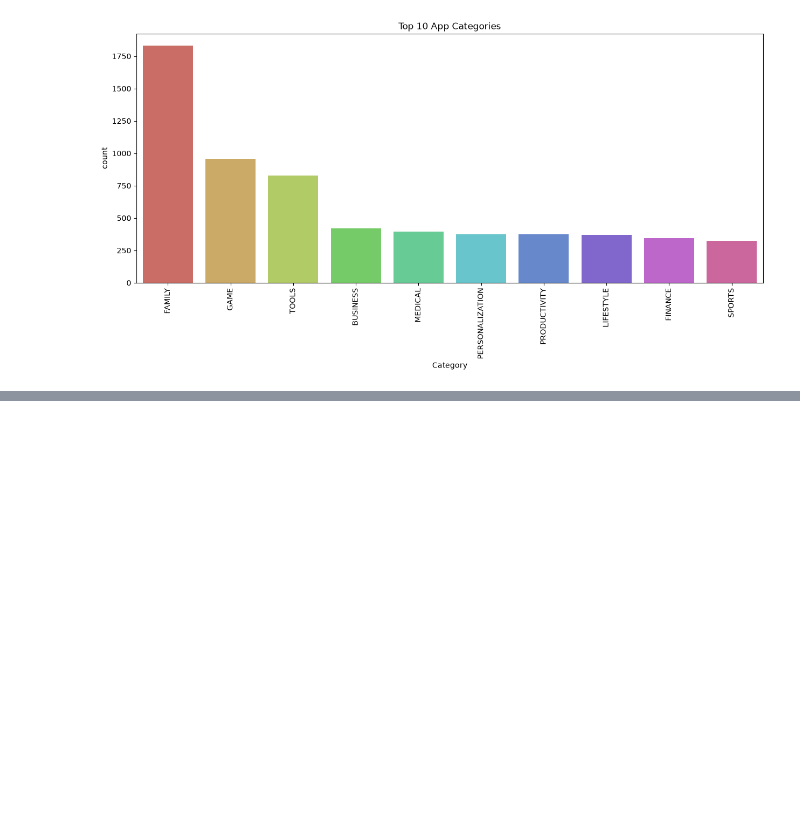
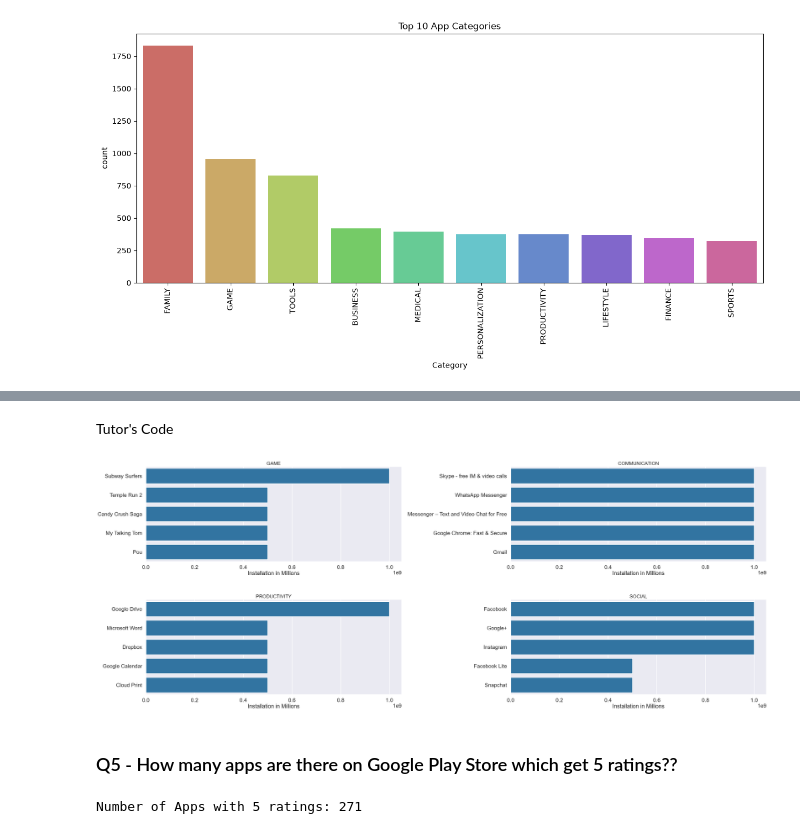
Before and after one commit to QaishGit/Data-Analyst, a Jupyter notebook: Python/10-Exploratory Data Analysis/10.3-google_playstore_dataset.ipynb, the cells around one changed output, grey strips where cells are left out. Saved outputs shown, nothing was run; the diff lists cells and outputs as text; code cells hidden in the pictures; blank space fills up the shorter version.

Commit message:
Performing EDA on Google Playstore Dataset

```diff
--- a/Python/10-Exploratory Data Analysis/10.3-google_playstore_dataset.ipynb
+++ b/Python/10-Exploratory Data Analysis/10.3-google_playstore_dataset.ipynb
@@ -509,0 +604,32 @@ plt.show()
+# %% [markdown]
+Tutor's Code
+# %%
+dfa = df_copy.groupby(['Category' ,'App'])['Installs'].sum().sort_values(ascending=False).reset_index()
+apps = ['GAME', 'COMMUNICATION', 'PRODUCTIVITY', 'SOCIAL' ]
+sns.set_context("poster")
+sns.set_style("darkgrid")
+
+plt.figure(figsize=(40,30))
+
+for i,app in enumerate(apps):
+    df2 = dfa[dfa.Category == app]
+    df3 = df2.head(5)
+    plt.subplot(4,2,i+1)
+    sns.barplot(data= df3,x= 'Installs' ,y='App' )
+    plt.xlabel('Installation in Millions')
+    plt.ylabel('')
+    plt.title(app,size = 20)
+
+plt.tight_layout()
+plt.subplots_adjust(hspace= .4)
+plt.show()
+# %% [output]
+[figure, added]
+# %% [markdown]
+### Q5 - How many apps are there on Google Play Store which get 5 ratings??
+# %%
+df_rate = df_copy[['App', 'Rating']].sort_values('Rating', ascending=False).reset_index(drop=True)
+df_5_rate = df_rate[df_rate.Rating==5]
+print("Number of Apps with 5 ratings:", df_5_rate.shape[0])
+# %% [output]
+Number of Apps with 5 ratings: 271
```
Also changed, not shown: parts of 10 cells of this notebook.
